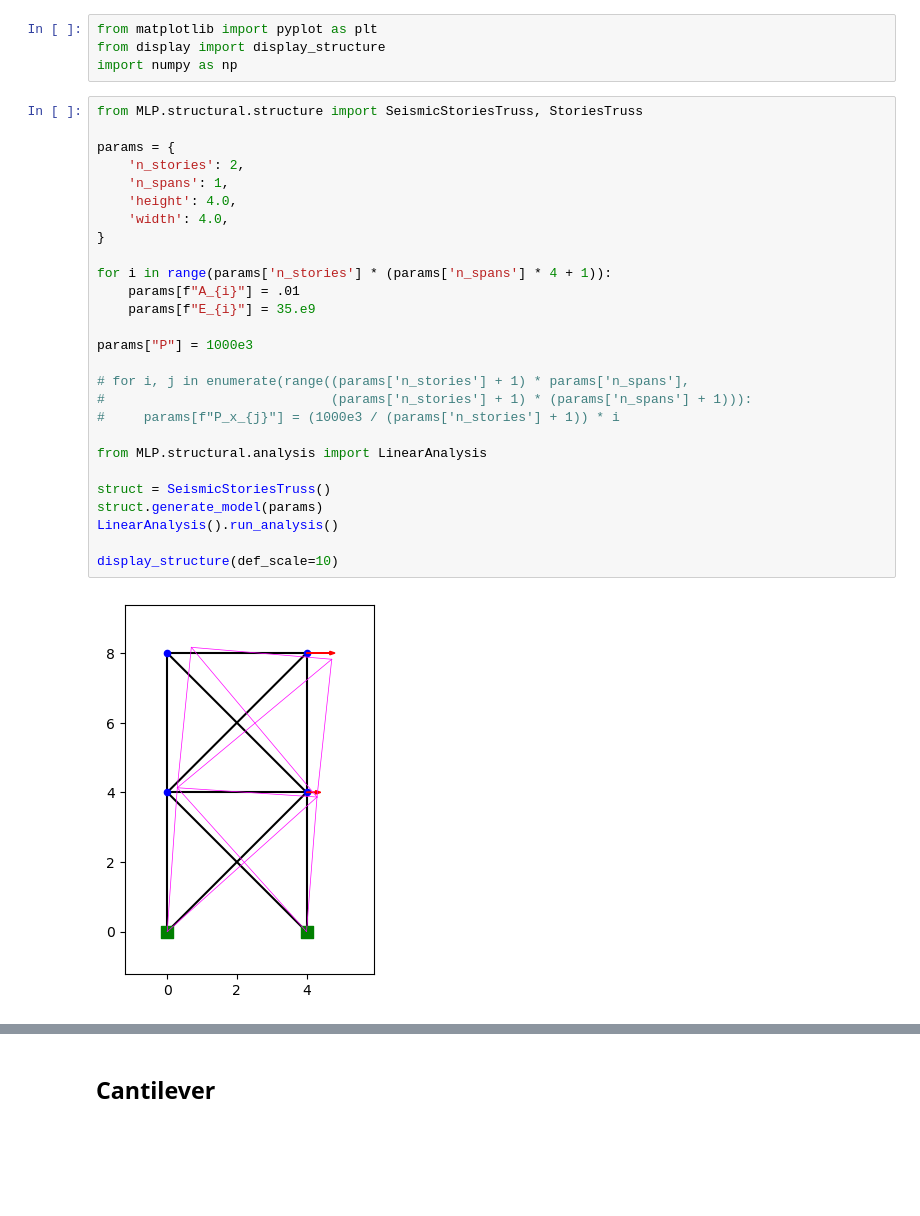
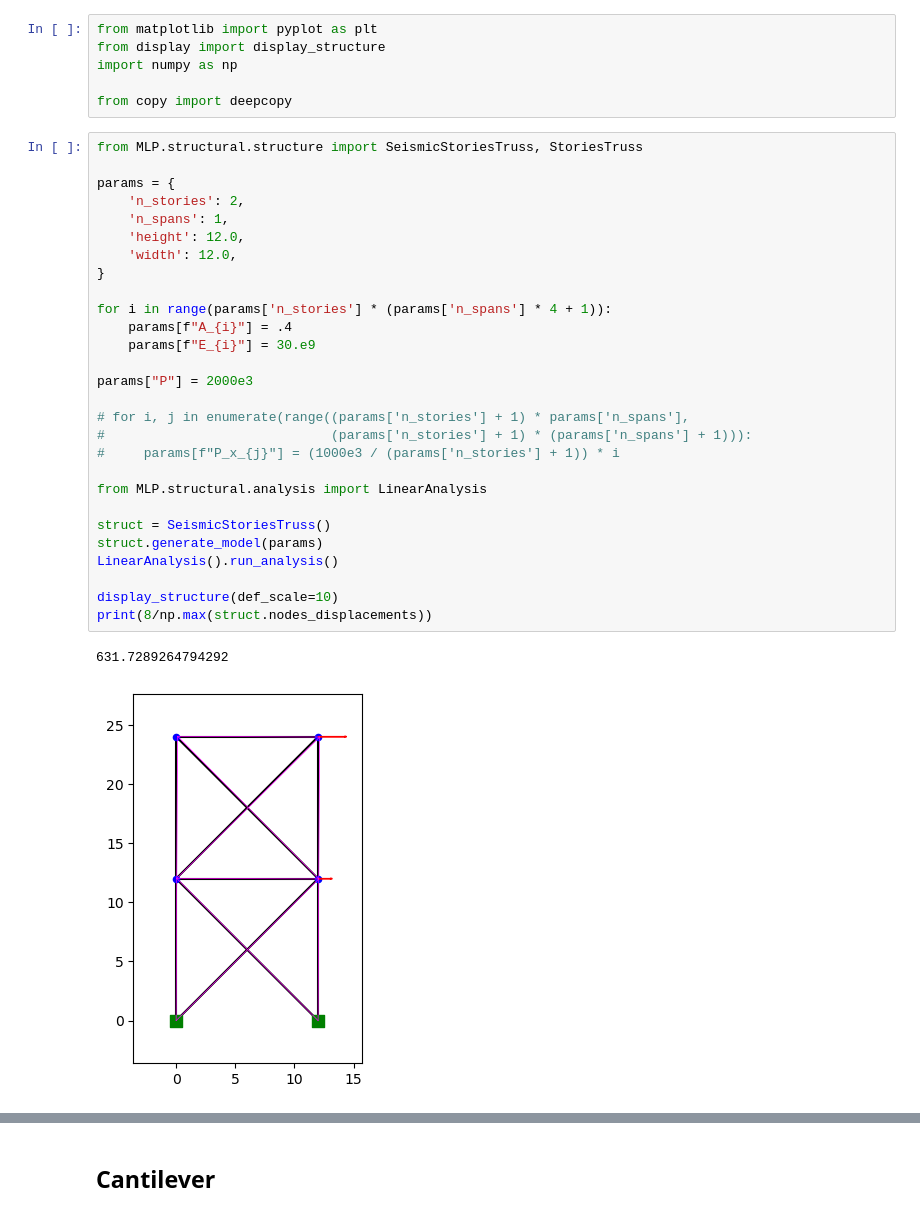
Before and after one commit to alexandre-flamant/memoire, a Jupyter notebook: MLP/dataset_generation.ipynb, the cells around one changed output, grey strips where cells are left out. Cells and saved outputs as stored; diff of their text form; blank space fills up the shorter version.

```diff
--- a/MLP/dataset_generation.ipynb
+++ b/MLP/dataset_generation.ipynb
@@ -2,35 +2,39 @@
 from matplotlib import pyplot as plt
 from display import display_structure
 import numpy as np
+
+from copy import deepcopy
 # %%
 from MLP.structural.structure import SeismicStoriesTruss, StoriesTruss
 
 params = {
     'n_stories': 2,
     'n_spans': 1,
-    'height': 4.0,
-    'width': 4.0,
+    'height': 12.0,
+    'width': 12.0,
 }
 
 for i in range(params['n_stories'] * (params['n_spans'] * 4 + 1)):
-    params[f"A_{i}"] = .01
-    params[f"E_{i}"] = 35.e9
+    params[f"A_{i}"] = .4
+    params[f"E_{i}"] = 30.e9
 
-params["P"] = 1000e3
+params["P"] = 2000e3
 
 # for i, j in enumerate(range((params['n_stories'] + 1) * params['n_spans'],
 #                             (params['n_stories'] + 1) * (params['n_spans'] + 1))):
 #     params[f"P_x_{j}"] = (1000e3 / (params['n_stories'] + 1)) * i
 
 from MLP.structural.analysis import LinearAnalysis
 
 struct = SeismicStoriesTruss()
 struct.generate_model(params)
 LinearAnalysis().run_analysis()
 
 display_structure(def_scale=10)
+print(8/np.max(struct.nodes_displacements))
 # %% [output]
+631.7289264794292
-[figure, old version]
+[figure, new version]
 # %%
 from MLP.dataset.generator import SeismicTwoStoriesTrussGenerator
 
```
Also changed, not shown: parts of 8 cells of this notebook, 19 other files.
